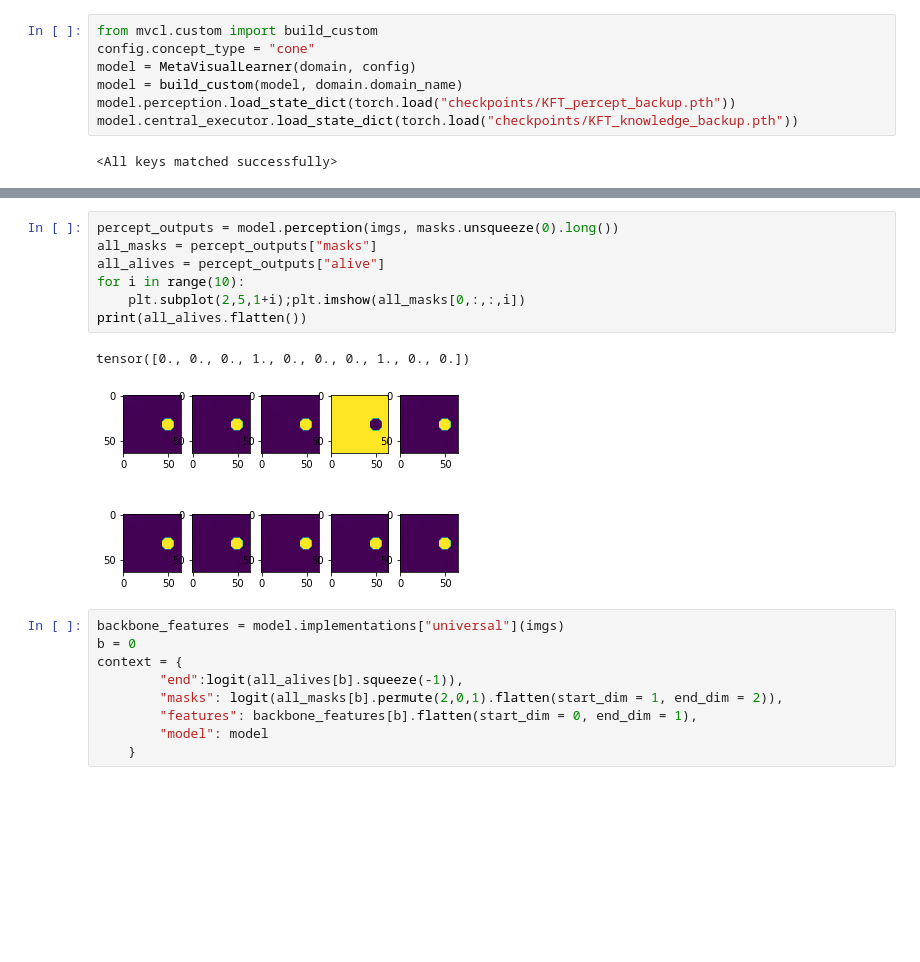
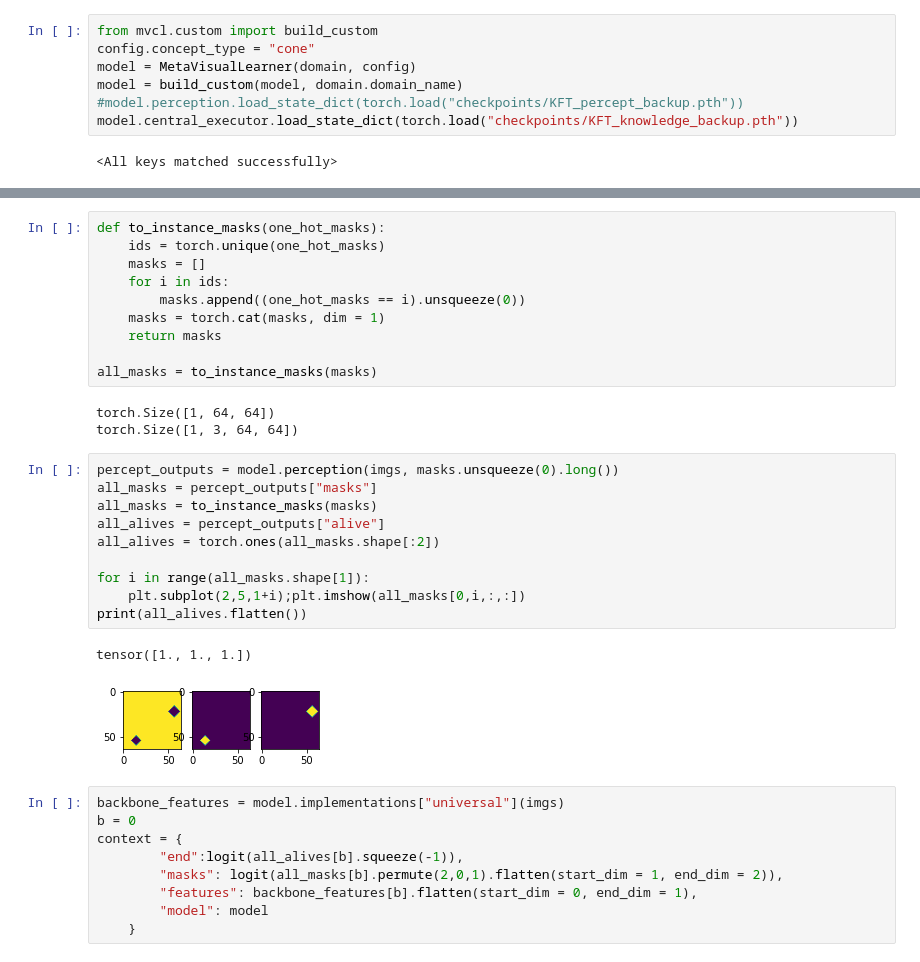
Before and after one commit to ZongjingLi/GroupNet, a Jupyter notebook: demo_expr.ipynb, the cells around one changed output, grey strips where cells are left out. Saved outputs shown, nothing was run; the diff lists cells and outputs as text; blank space fills up the shorter version.

```diff
--- a/demo_expr.ipynb
+++ b/demo_expr.ipynb
@@ -53,7 +56,7 @@ from mvcl.custom import build_custom
 config.concept_type = "cone"
 model = MetaVisualLearner(domain, config)
 model = build_custom(model, domain.domain_name)
-model.perception.load_state_dict(torch.load("checkpoints/KFT_percept_backup.pth"))
+#model.perception.load_state_dict(torch.load("checkpoints/KFT_percept_backup.pth"))
 model.central_executor.load_state_dict(torch.load("checkpoints/KFT_knowledge_backup.pth"))
 # %% [output]
 <All keys matched successfully>
@@ -69,13 +72,29 @@ plt.savefig("outputs/gt_masks.png", bbox_inches='tight')
+# %%
+def to_instance_masks(one_hot_masks):
+    ids = torch.unique(one_hot_masks)
+    masks = []
+    for i in ids:
+        masks.append((one_hot_masks == i).unsqueeze(0))
+    masks = torch.cat(masks, dim = 1)
+    return masks
+
+all_masks = to_instance_masks(masks)
+# %% [output]
+torch.Size([1, 64, 64])
+torch.Size([1, 3, 64, 64])
 # %%
 percept_outputs = model.perception(imgs, masks.unsqueeze(0).long())
 all_masks = percept_outputs["masks"]
+all_masks = to_instance_masks(masks)
 all_alives = percept_outputs["alive"]
-for i in range(10):
-    plt.subplot(2,5,1+i);plt.imshow(all_masks[0,:,:,i])
+all_alives = torch.ones(all_masks.shape[:2])
+
+for i in range(all_masks.shape[1]):
+    plt.subplot(2,5,1+i);plt.imshow(all_masks[0,i,:,:])
 print(all_alives.flatten())
 # %% [output]
-tensor([0., 0., 0., 1., 0., 0., 0., 1., 0., 0.])
+tensor([1., 1., 1.])
-[figure, old version]
+[figure, new version]
 # %%
 backbone_features = model.implementations["universal"](imgs)
 b = 0
```
Also changed, not shown: parts of 3 cells of this notebook, 9 other files.
